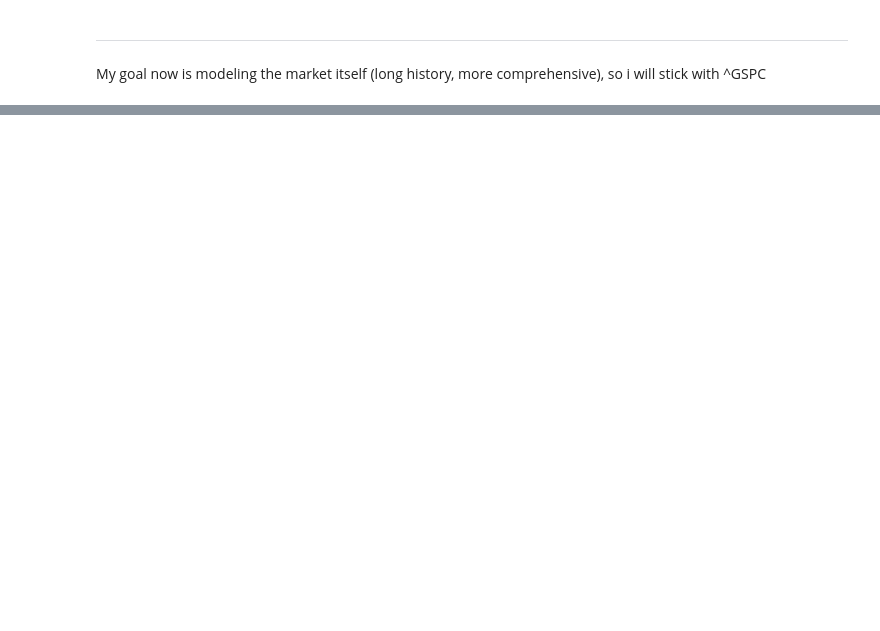
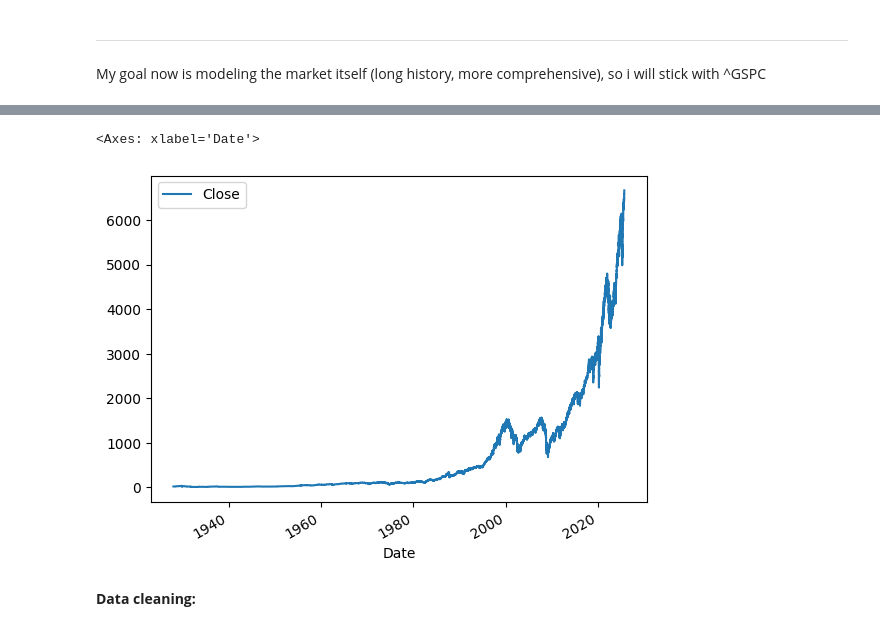
Before and after one commit to etay-atar/machine_learning, a Jupyter notebook: Predict_SandP500_Price.ipynb, the cells around one changed output, grey strips where cells are left out. Cells and saved outputs as stored; diff of their text form; code cells hidden in the pictures; blank space fills up the shorter version.

```diff
--- a/Predict_SandP500_Price.ipynb
+++ b/Predict_SandP500_Price.ipynb
@@ -142,0 +170,8 @@ My goal now is modeling the market itself (long history, more comprehensive), so
+# %%
+# Chart of the snp500 price history
+sp500.plot(y="Close", use_index=True)
+# %% [output]
+<Axes: xlabel='Date'>
+[figure, added]
+# %% [markdown]
+**Data cleaning:**
```
Also changed, not shown: parts of 21 cells of this notebook.
